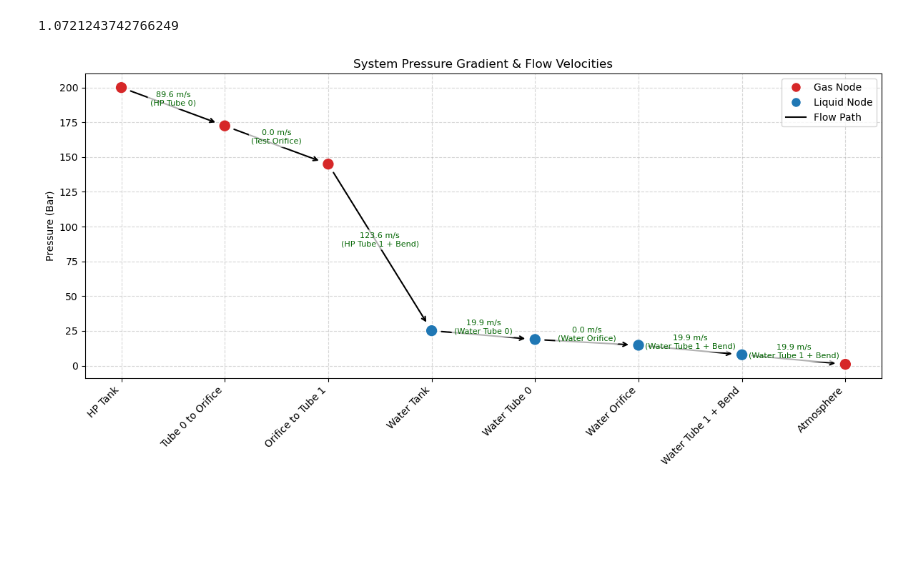
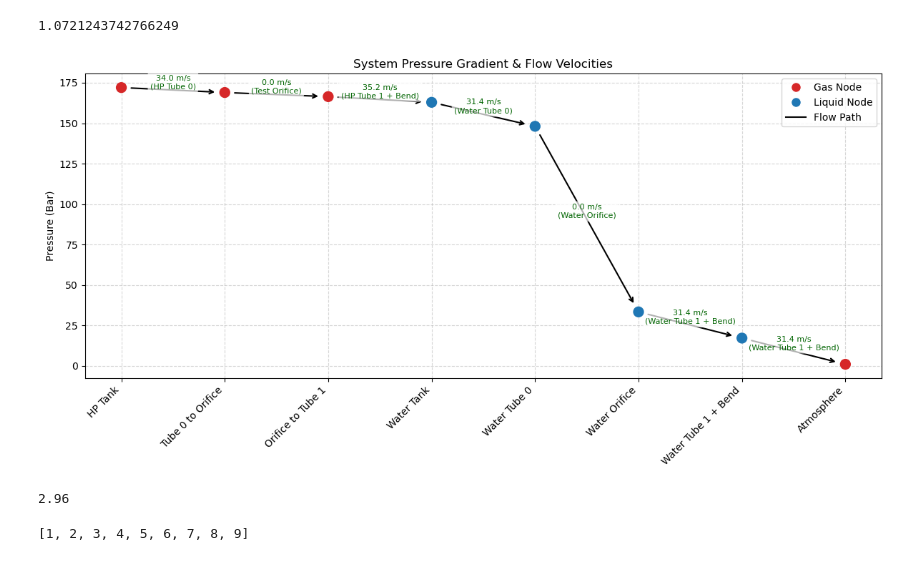
Before and after one commit to LpHiX/FYPTurbine, a Jupyter notebook: kvtest.ipynb, the cells around one changed output. Cells and saved outputs as stored; diff of their text form; code cells hidden in the pictures; blank space fills up the shorter version.

```diff
--- a/kvtest.ipynb
+++ b/kvtest.ipynb
@@ -63,7 +58,7 @@ orifice_0 = FlowComponent(name='Test Orifice', kv=3)
 hp_tube_1 = TubeComponent(name='HP Tube 1 + Bend', D=0.01042, L=2, roughness=e_ss, bend_ang=45, K_extra=0.1)
 water_tank = Tank(name='Water Tank', volume=0.005, mass_liquid=0.004*1000, pressure = 25e5, gas=air, gas_temp=300, liquid=water)
 water_tube_0 = TubeComponent(name='Water Tube 0', D=0.01042, L=2, roughness=e_ss, bend_ang=0, K_extra=0)
-water_orifice = FlowComponent(name='Water Orifice', kv=3)
+water_orifice = FlowComponent(name='Water Orifice', kv=0.9)
 water_tube_1= TubeComponent(name='Water Tube 1 + Bend', D=0.01042, L=2, roughness=e_ss, bend_ang=45, K_extra=0.1)
 
 hp_tank_node = FluidNode("HP Tank", tank=hp_tank, pressure=hp_tank.pressure, temperature=hp_tank.gas_temp, fluid=hp_tank.gas)
@@ -83,32 +78,32 @@ orifice_to_tube1.connect_nodes([(tube0_to_orifice, orifice_0, True), (water_tank
 water_tank_node.connect_nodes([(orifice_to_tube1, hp_tube_1, True), (water_tube_0_node, water_tube_0, False)])
 water_tube_0_node.connect_nodes([(water_tank_node, water_tube_0, True), (water_orifice_node, water_orifice, False)])
 water_orifice_node.connect_nodes([(water_tube_0_node, water_orifice, True), (water_tube_1_node, water_tube_1, False)])
 water_tube_1_node.connect_nodes([(water_orifice_node, water_tube_1, True), (atmosphere_node, water_tube_1, False)])
 atmosphere_node.connect_nodes([(water_tube_1_node, water_tube_1, True)])
 
 total_nodes = [hp_tank_node, tube0_to_orifice, orifice_to_tube1, water_tank_node, water_tube_0_node, water_orifice_node, water_tube_1_node, atmosphere_node]
 tanks = [hp_tank, water_tank]
 
 initial_masses, initial_temperatures = initialize_tanks(tanks)
 
 # plot_pressure_network(total_nodes)
 
 
 from scipy.integrate import solve_ivp
 import numpy as np
 
 
 solution = solve_ivp(
     dae_system,
-    t_span=(0, 0.0001),
+    t_span=(0, 0.2),
     y0=initial_masses,
     method='RK45',
     rtol=1e-6,
     atol=1e-9,
     args=(total_nodes, tanks),
     # t_eval=np.linspace(0, 0.5, 5)
 )
 
 plot_pressure_network(total_nodes)
 # %% [output]
-[figure, old version]
+[figure, new version]
@@ -114,0 +190,12 @@ plot_pressure_network(total_nodes)
+# %%
+regulator_kv([0, 64.55e5, 1.04e5], 4e5, 1)
+# %% [output]
+2.96
+# %%
+a = [1,2,3]
+b = [4,5,6]
+c = [7,8,9]
+total_list = a + b + c
+print(total_list)
+# %% [output]
+[1, 2, 3, 4, 5, 6, 7, 8, 9]
```
Also changed, not shown: parts of 2 cells of this notebook, 2 other files.
